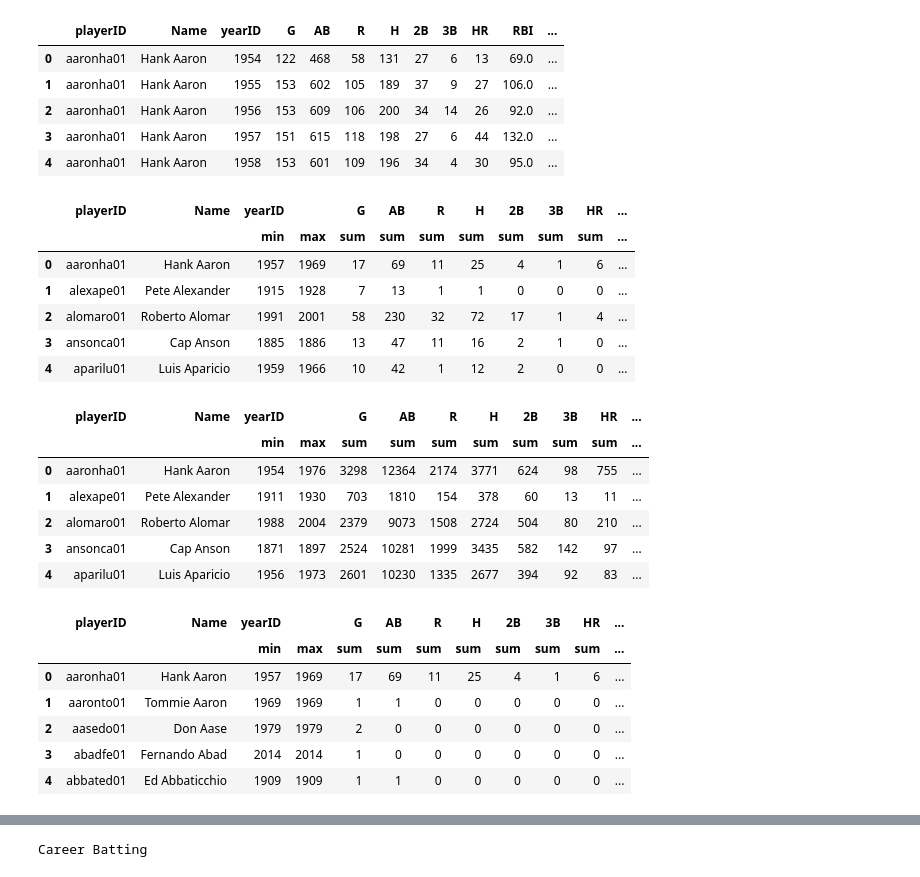
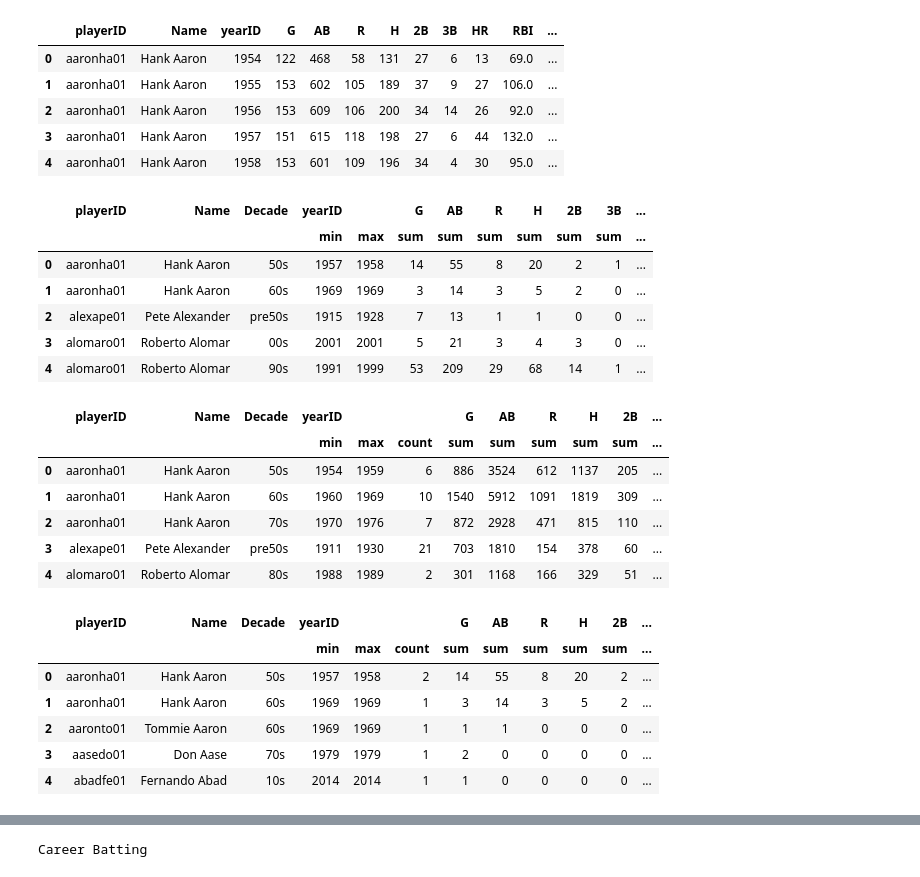
Before and after one commit to BDomogalla/Project1, a Jupyter notebook: data_analysis.ipynb, the cells around one changed output, grey strips where cells are left out. Cells and saved outputs as stored; diff of their text form; code cells hidden in the pictures.

```diff
--- a/data_analysis.ipynb
+++ b/data_analysis.ipynb
@@ -28,0 +50,11 @@ HOF_Batting.head()
+# %%
+#Create decades column for Hall of Fame regular season batting
+conditions = [ HOF_Batting["yearID"] < 1950,
+               (HOF_Batting["yearID"] >= 1950) & (HOF_Batting['yearID'] < 1960), (HOF_Batting["yearID"] >= 1960) & (HOF_Batting["yearID"] < 1970),
+               (HOF_Batting["yearID"] >= 1970) & (HOF_Batting["yearID"] < 1980), (HOF_Batting["yearID"] >= 1980) & (HOF_Batting["yearID"] < 1990),
+               (HOF_Batting["yearID"] >= 1990) & (HOF_Batting["yearID"] < 2000), (HOF_Batting["yearID"] >= 2000) & (HOF_Batting["yearID"] < 2010),
+               HOF_Batting["yearID"] < 2020
+             ]
+choices     = ['pre50s','50s', '60s', '70s',' 80s', '90s','00s', '10s']
+HOF_Batting["Decade"] = np.select(conditions, choices, default=np.nan)
+#HOF_Batting
@@ -29,6 +83,6 @@ HOF_Batting.head()
 # %%
 #Using GroupBy playerID to get career statistics for players
-career_HOF_Post_Batting = HOF_Post_Batting.groupby(['playerID','Name']).agg({
+career_HOF_Post_Batting = HOF_Post_Batting.groupby(['playerID','Name','Decade']).agg({
              'yearID':['min', 'max'],
              'G': 'sum',
              'AB' : 'sum',
@@ -44,42 +98,42 @@ career_HOF_Post_Batting = HOF_Post_Batting.groupby(['playerID','Name']).agg({
 }).reset_index()
 career_HOF_Post_Batting.head()
 # %% [output]
-|  | playerID | Name | yearID |  | G | AB | R | H | 2B | 3B | HR | ... |
-|  |  |  | min | max | sum | sum | sum | sum | sum | sum | sum | ... |
-| 0 | aaronha01 | Hank Aaron | 1957 | 1969 | 17 | 69 | 11 | 25 | 4 | 1 | 6 | ... |
-| 1 | alexape01 | Pete Alexander | 1915 | 1928 | 7 | 13 | 1 | 1 | 0 | 0 | 0 | ... |
-| 2 | alomaro01 | Roberto Alomar | 1991 | 2001 | 58 | 230 | 32 | 72 | 17 | 1 | 4 | ... |
-| 3 | ansonca01 | Cap Anson | 1885 | 1886 | 13 | 47 | 11 | 16 | 2 | 1 | 0 | ... |
-| 4 | aparilu01 | Luis Aparicio | 1959 | 1966 | 10 | 42 | 1 | 12 | 2 | 0 | 0 | ... |
+|  | playerID | Name | Decade | yearID |  | G | AB | R | H | 2B | 3B | ... |
+|  |  |  |  | min | max | sum | sum | sum | sum | sum | sum | ... |
+| 0 | aaronha01 | Hank Aaron | 50s | 1957 | 1958 | 14 | 55 | 8 | 20 | 2 | 1 | ... |
+| 1 | aaronha01 | Hank Aaron | 60s | 1969 | 1969 | 3 | 14 | 3 | 5 | 2 | 0 | ... |
+| 2 | alexape01 | Pete Alexander | pre50s | 1915 | 1928 | 7 | 13 | 1 | 1 | 0 | 0 | ... |
+| 3 | alomaro01 | Roberto Alomar | 00s | 2001 | 2001 | 5 | 21 | 3 | 4 | 3 | 0 | ... |
+| 4 | alomaro01 | Roberto Alomar | 90s | 1991 | 1999 | 53 | 209 | 29 | 68 | 14 | 1 | ... |
 # %%
 #Using GroupBy playerID to get career statistics for players
-career_HOF_Batting = HOF_Batting.groupby(['playerID','Name']).agg({
-             'yearID':['min', 'max'],
+career_HOF_Batting = HOF_Batting.groupby(['playerID','Name','Decade']).agg({
+             'yearID':['min', 'max','count'],
              'G': 'sum',
              'AB' : 'sum',
              'R': 'sum',
              'H' : 'sum',
              '2B':'sum',
              '3B' :'sum',
              'HR': 'sum',
              'RBI': 'sum',
              'BB' :'sum',
              'IBB': 'sum',
              'HBP':'sum',
 }).reset_index()
 career_HOF_Batting.head()
 # %% [output]
-|  | playerID | Name | yearID |  | G | AB | R | H | 2B | 3B | HR | ... |
-|  |  |  | min | max | sum | sum | sum | sum | sum | sum | sum | ... |
-| 0 | aaronha01 | Hank Aaron | 1954 | 1976 | 3298 | 12364 | 2174 | 3771 | 624 | 98 | 755 | ... |
-| 1 | alexape01 | Pete Alexander | 1911 | 1930 | 703 | 1810 | 154 | 378 | 60 | 13 | 11 | ... |
-| 2 | alomaro01 | Roberto Alomar | 1988 | 2004 | 2379 | 9073 | 1508 | 2724 | 504 | 80 | 210 | ... |
-| 3 | ansonca01 | Cap Anson | 1871 | 1897 | 2524 | 10281 | 1999 | 3435 | 582 | 142 | 97 | ... |
-| 4 | aparilu01 | Luis Aparicio | 1956 | 1973 | 2601 | 10230 | 1335 | 2677 | 394 | 92 | 83 | ... |
+|  | playerID | Name | Decade | yearID |  |  | G | AB | R | H | 2B | ... |
+|  |  |  |  | min | max | count | sum | sum | sum | sum | sum | ... |
+| 0 | aaronha01 | Hank Aaron | 50s | 1954 | 1959 | 6 | 886 | 3524 | 612 | 1137 | 205 | ... |
+| 1 | aaronha01 | Hank Aaron | 60s | 1960 | 1969 | 10 | 1540 | 5912 | 1091 | 1819 | 309 | ... |
+| 2 | aaronha01 | Hank Aaron | 70s | 1970 | 1976 | 7 | 872 | 2928 | 471 | 815 | 110 | ... |
+| 3 | alexape01 | Pete Alexander | pre50s | 1911 | 1930 | 21 | 703 | 1810 | 154 | 378 | 60 | ... |
+| 4 | alomaro01 | Roberto Alomar | 80s | 1988 | 1989 | 2 | 301 | 1168 | 166 | 329 | 51 | ... |
 # %%
 #Using GroupBy playerID to get career statistics for players
-career_Post_Batting = Post_Batting.groupby(['playerID','Name']).agg({
-             'yearID':['min', 'max'],
+career_Post_Batting = Post_Batting.groupby(['playerID','Name','Decade']).agg({
+             'yearID':['min', 'max','count'],
              'G': 'sum',
              'AB' : 'sum',
              'R': 'sum',
@@ -94,12 +148,12 @@ career_Post_Batting = Post_Batting.groupby(['playerID','Name']).agg({
 }).reset_index()
 career_Post_Batting.head()
 # %% [output]
-|  | playerID | Name | yearID |  | G | AB | R | H | 2B | 3B | HR | ... |
-|  |  |  | min | max | sum | sum | sum | sum | sum | sum | sum | ... |
-| 0 | aaronha01 | Hank Aaron | 1957 | 1969 | 17 | 69 | 11 | 25 | 4 | 1 | 6 | ... |
-| 1 | aaronto01 | Tommie Aaron | 1969 | 1969 | 1 | 1 | 0 | 0 | 0 | 0 | 0 | ... |
-| 2 | aasedo01 | Don Aase | 1979 | 1979 | 2 | 0 | 0 | 0 | 0 | 0 | 0 | ... |
-| 3 | abadfe01 | Fernando Abad | 2014 | 2014 | 1 | 0 | 0 | 0 | 0 | 0 | 0 | ... |
-| 4 | abbated01 | Ed Abbaticchio | 1909 | 1909 | 1 | 1 | 0 | 0 | 0 | 0 | 0 | ... |
+|  | playerID | Name | Decade | yearID |  |  | G | AB | R | H | 2B | ... |
+|  |  |  |  | min | max | count | sum | sum | sum | sum | sum | ... |
+| 0 | aaronha01 | Hank Aaron | 50s | 1957 | 1958 | 2 | 14 | 55 | 8 | 20 | 2 | ... |
+| 1 | aaronha01 | Hank Aaron | 60s | 1969 | 1969 | 1 | 3 | 14 | 3 | 5 | 2 | ... |
+| 2 | aaronto01 | Tommie Aaron | 60s | 1969 | 1969 | 1 | 1 | 1 | 0 | 0 | 0 | ... |
+| 3 | aasedo01 | Don Aase | 70s | 1979 | 1979 | 1 | 2 | 0 | 0 | 0 | 0 | ... |
+| 4 | abadfe01 | Fernando Abad | 10s | 2014 | 2014 | 1 | 1 | 0 | 0 | 0 | 0 | ... |
 # %%
 #Using GroupBy playerID to get career statistics for players
```
Also changed, not shown: parts of 33 cells of this notebook.
